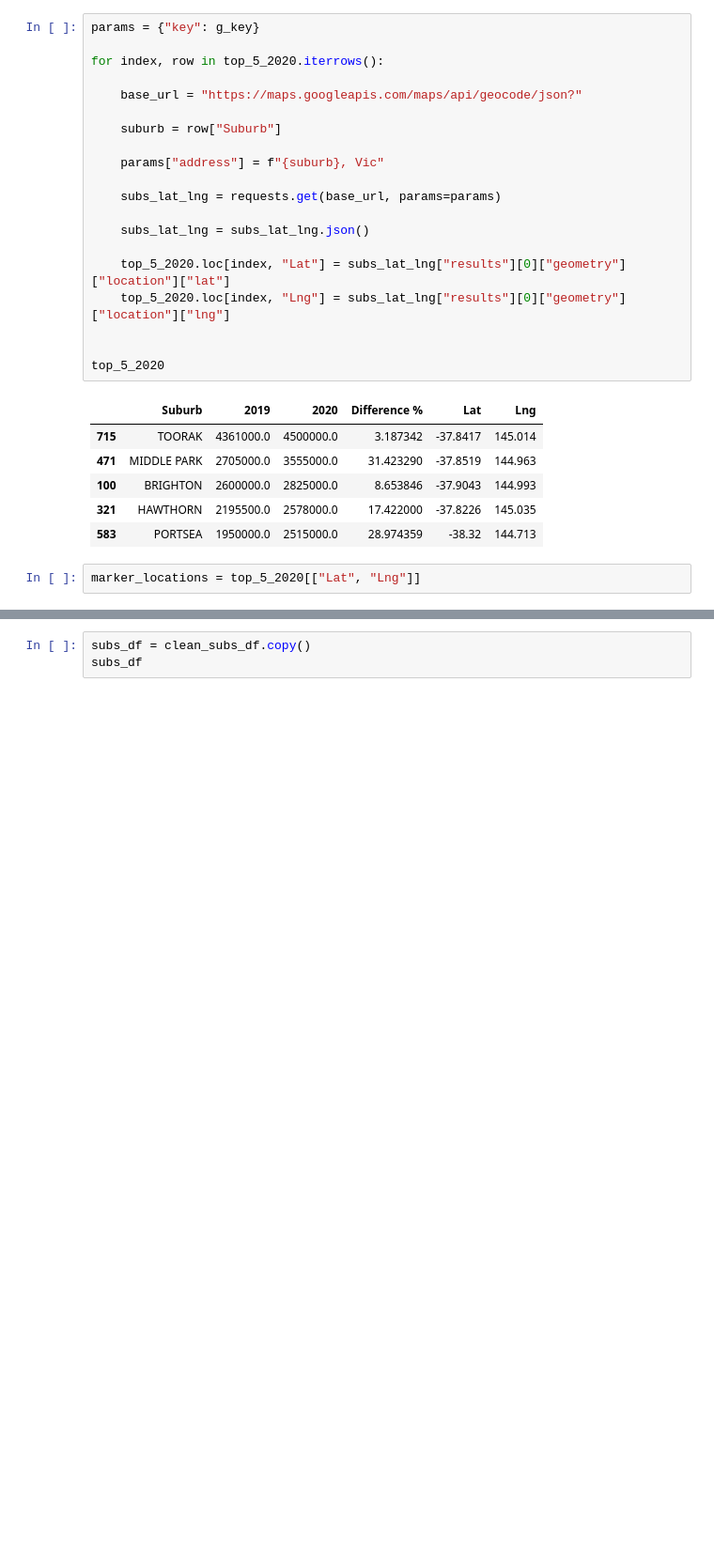
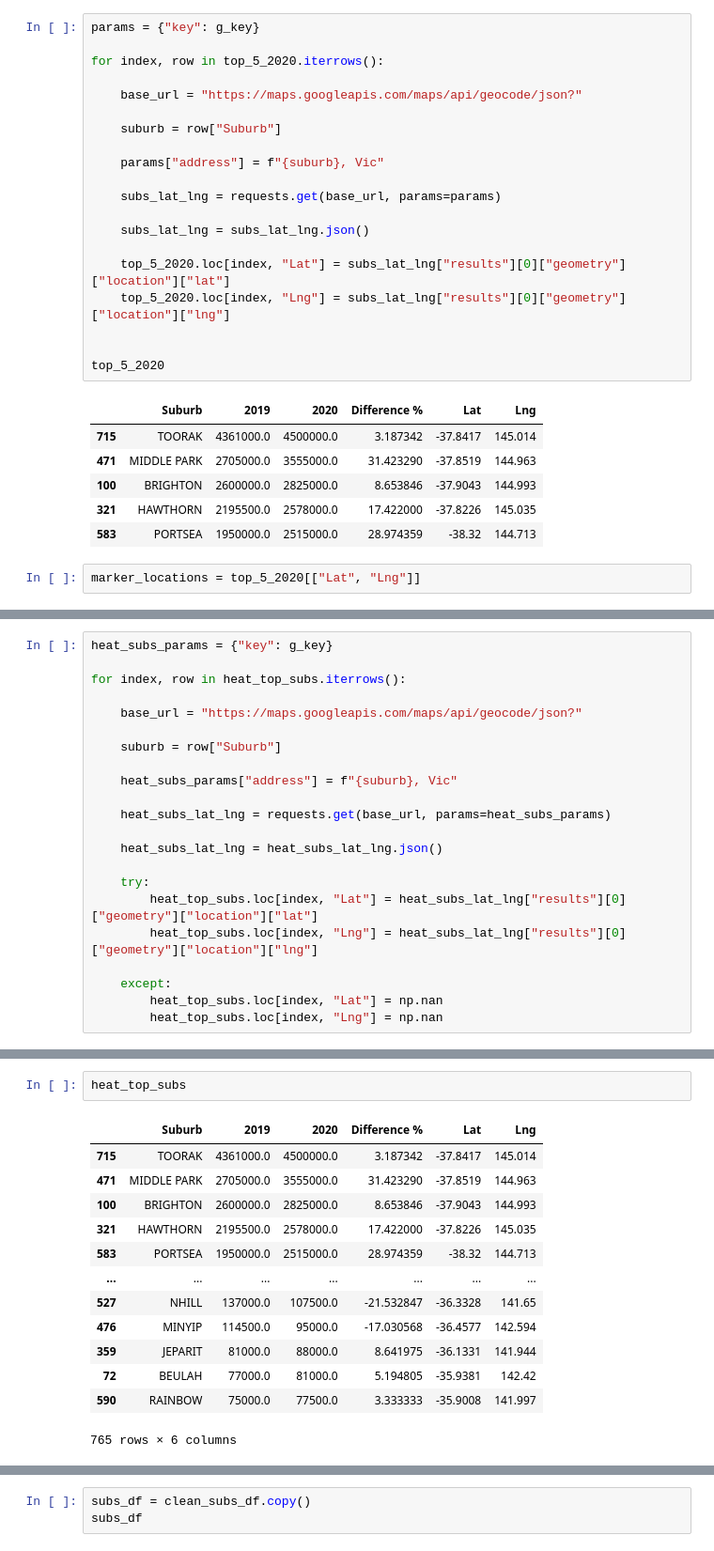
Before and after one commit to LP-116/Project-1, a Jupyter notebook: suburb year analysis.ipynb, the cells around one changed output, grey strips where cells are left out. Shown: that part at 94% size. Saved outputs shown, nothing was run; the diff lists cells and outputs as text; blank space fills up the shorter version.

```diff
--- a/suburb year analysis.ipynb
+++ b/suburb year analysis.ipynb
@@ -388,0 +397,22 @@ fig
+# %%
+heat_subs_params = {"key": g_key}
+
+for index, row in heat_top_subs.iterrows():
+
+    base_url = "https://maps.googleapis.com/maps/api/geocode/json?"
+
+    suburb = row["Suburb"]
+
+    heat_subs_params["address"] = f"{suburb}, Vic"
+
+    heat_subs_lat_lng = requests.get(base_url, params=heat_subs_params)
+
+    heat_subs_lat_lng = heat_subs_lat_lng.json()
+
+    try:
+        heat_top_subs.loc[index, "Lat"] = heat_subs_lat_lng["results"][0]["geometry"]["location"]["lat"]
+        heat_top_subs.loc[index, "Lng"] = heat_subs_lat_lng["results"][0]["geometry"]["location"]["lng"]
+
+    except:
+        heat_top_subs.loc[index, "Lat"] = np.nan
+        heat_top_subs.loc[index, "Lng"] = np.nan
@@ -388,0 +423,16 @@ fig
+# %%
+heat_top_subs
+# %% [output]
+|  | Suburb | 2019 | 2020 | Difference % | Lat | Lng |
+| 715 | TOORAK | 4361000.0 | 4500000.0 | 3.187342 | -37.8417 | 145.014 |
+| 471 | MIDDLE PARK | 2705000.0 | 3555000.0 | 31.423290 | -37.8519 | 144.963 |
+| 100 | BRIGHTON | 2600000.0 | 2825000.0 | 8.653846 | -37.9043 | 144.993 |
+| 321 | HAWTHORN | 2195500.0 | 2578000.0 | 17.422000 | -37.8226 | 145.035 |
+| 583 | PORTSEA | 1950000.0 | 2515000.0 | 28.974359 | -38.32 | 144.713 |
+| ... | ... | ... | ... | ... | ... | ... |
+| 527 | NHILL | 137000.0 | 107500.0 | -21.532847 | -36.3328 | 141.65 |
+| 476 | MINYIP | 114500.0 | 95000.0 | -17.030568 | -36.4577 | 142.594 |
+| 359 | JEPARIT | 81000.0 | 88000.0 | 8.641975 | -36.1331 | 141.944 |
+| 72 | BEULAH | 77000.0 | 81000.0 | 5.194805 | -35.9381 | 142.42 |
+| 590 | RAINBOW | 75000.0 | 77500.0 | 3.333333 | -35.9008 | 141.997 |
+765 rows × 6 columns
```
Also changed, not shown: parts of 9 cells of this notebook.
